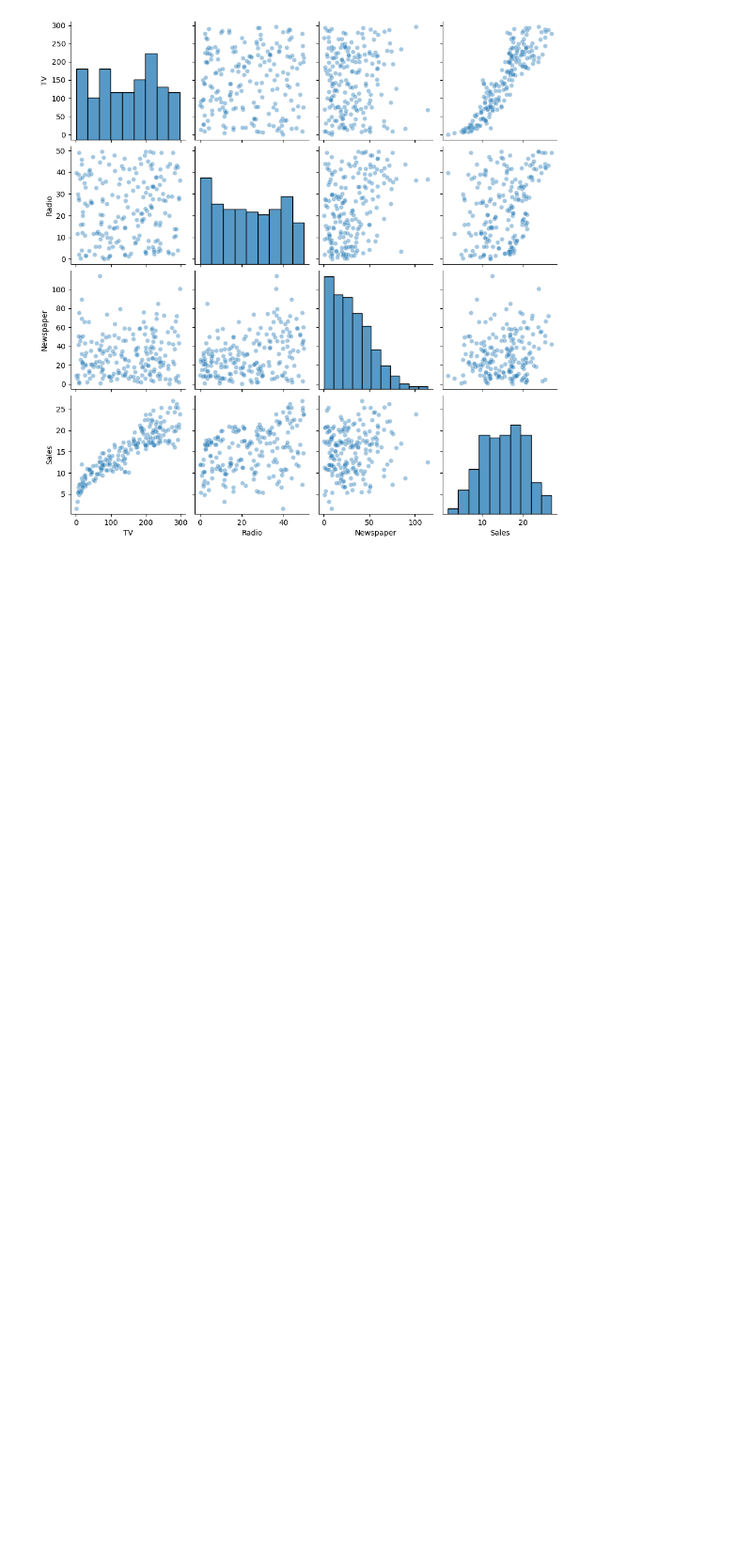
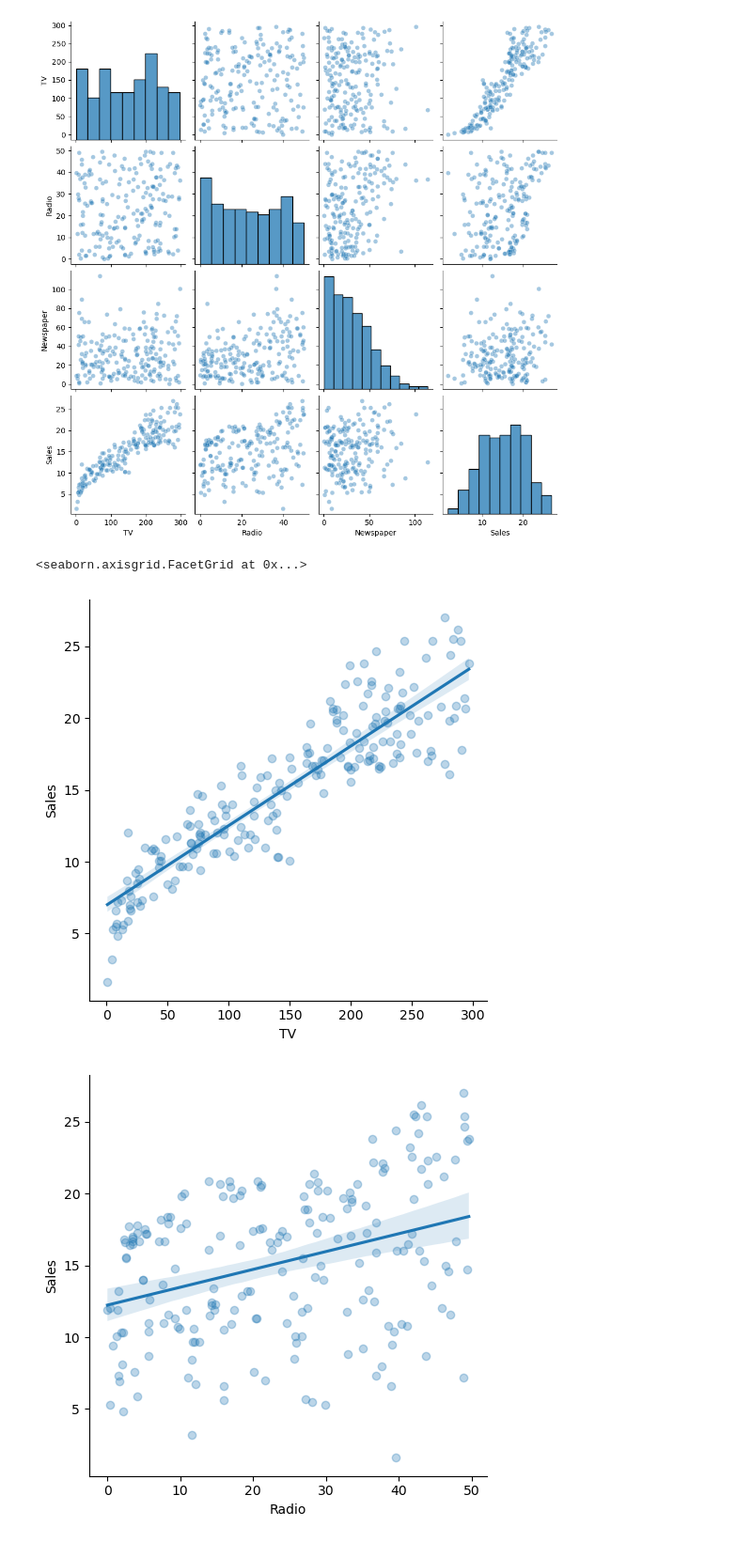
Before and after one commit to Answmy/ML-learning-lab, a Jupyter notebook: mini-projects/Linear-Regression/Television.ipynb, the cells around one changed output. Shown at 94% size. Cells and saved outputs as stored; diff of their text form; code cells hidden in the pictures; blank space fills up the shorter version.

```diff
--- a/mini-projects/Linear-Regression/Television.ipynb
+++ b/mini-projects/Linear-Regression/Television.ipynb
@@ -64,3 +64,11 @@ sns.pairplot(df, kind='scatter', plot_kws={'alpha':0.4})
 # %% [output]
 <seaborn.axisgrid.PairGrid at 0x...>
 [figure]
+# %%
+sns.lmplot(x="TV", y="Sales", data=df, scatter_kws={'alpha':0.3})
+sns.lmplot(x="Radio", y="Sales", data=df, scatter_kws={'alpha':0.3})
+sns.lmplot(x="Newspaper", y="Sales", data=df, scatter_kws={'alpha':0.3})
+# %% [output]
+<seaborn.axisgrid.FacetGrid at 0x...>
+[figure, added]
+[figure, added]
```
Also changed, not shown: parts of 5 cells of this notebook.
